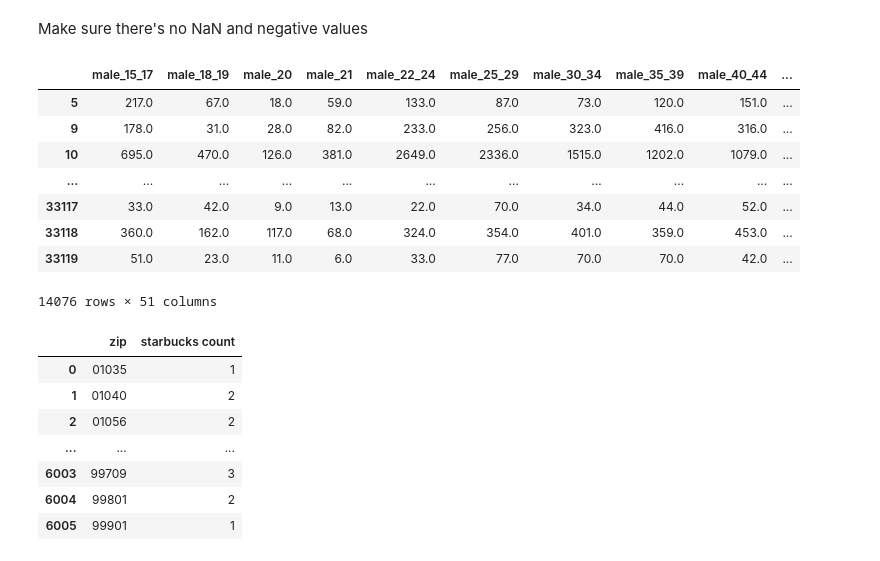
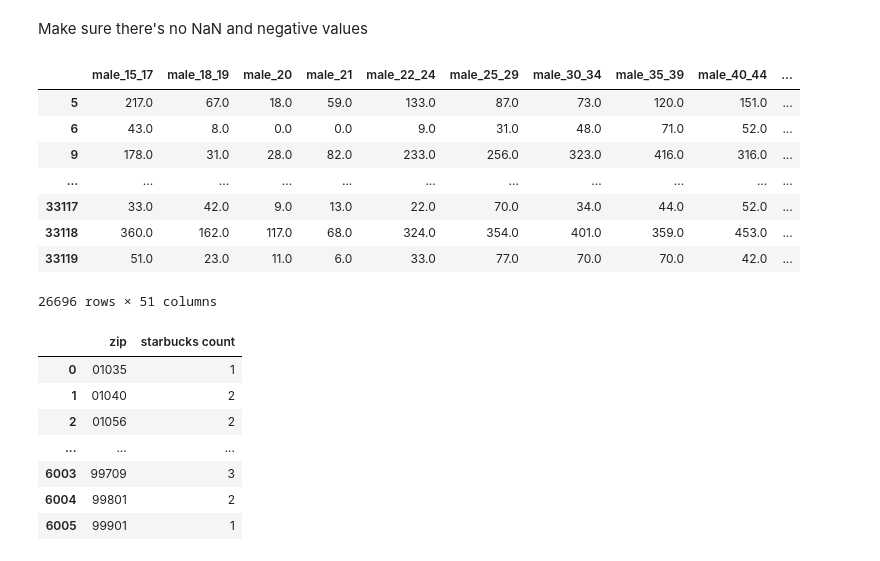
Before and after one commit to reveloff-ucsd/COGS108_44, a Jupyter notebook: FinalProject_Group044.ipynb, the cells around one changed output. Saved outputs shown, nothing was run; the diff lists cells and outputs as text; code cells hidden in the pictures.

Commit message:
Added dataset descriptions and fixed how we clean census

```diff
--- a/FinalProject_Group044.ipynb
+++ b/FinalProject_Group044.ipynb
@@ -639,19 +679,21 @@ https://github.com/pysal/libpysal/blob/master/libpysal/examples/us_income/usjoin
 # %% [markdown]
 Make sure there's no NaN and negative values
 # %%
-df_cleanedcensus = df_census.dropna()
-df_cleanedcensus = df_cleanedcensus[(df_cleanedcensus.loc[:,'male_15_17':'masters_degree'] > 0).all(1)]
+#clean null values
+df_cleanedcensus = df_cleanedcensus.dropna()
+#drop negative values because our table contains only people count and age therefore negative values indicate invalid input
+df_cleanedcensus=df_cleanedcensus[(df_cleanedcensus.loc[:,'male_15_17':'masters_degree'] >= 0).all(1)]
 df_cleanedcensus
 # %% [output]
 |  | male_15_17 | male_18_19 | male_20 | male_21 | male_22_24 | male_25_29 | male_30_34 | male_35_39 | male_40_44 | ... |
 | 5 | 217.0 | 67.0 | 18.0 | 59.0 | 133.0 | 87.0 | 73.0 | 120.0 | 151.0 | ... |
+| 6 | 43.0 | 8.0 | 0.0 | 0.0 | 9.0 | 31.0 | 48.0 | 71.0 | 52.0 | ... |
 | 9 | 178.0 | 31.0 | 28.0 | 82.0 | 233.0 | 256.0 | 323.0 | 416.0 | 316.0 | ... |
-| 10 | 695.0 | 470.0 | 126.0 | 381.0 | 2649.0 | 2336.0 | 1515.0 | 1202.0 | 1079.0 | ... |
 | ... | ... | ... | ... | ... | ... | ... | ... | ... | ... | ... |
 | 33117 | 33.0 | 42.0 | 9.0 | 13.0 | 22.0 | 70.0 | 34.0 | 44.0 | 52.0 | ... |
 | 33118 | 360.0 | 162.0 | 117.0 | 68.0 | 324.0 | 354.0 | 401.0 | 359.0 | 453.0 | ... |
 | 33119 | 51.0 | 23.0 | 11.0 | 6.0 | 33.0 | 77.0 | 70.0 | 70.0 | 42.0 | ... |
-14076 rows × 51 columns
+26696 rows × 51 columns
 # %%
 #get number of starbucks in each zipcode
 num_starbucks_in_zipcode = df_starbucks_US.pivot_table(index=['zip'], aggfunc = 'size')
```
Also changed, not shown: parts of 6 cells of this notebook.
